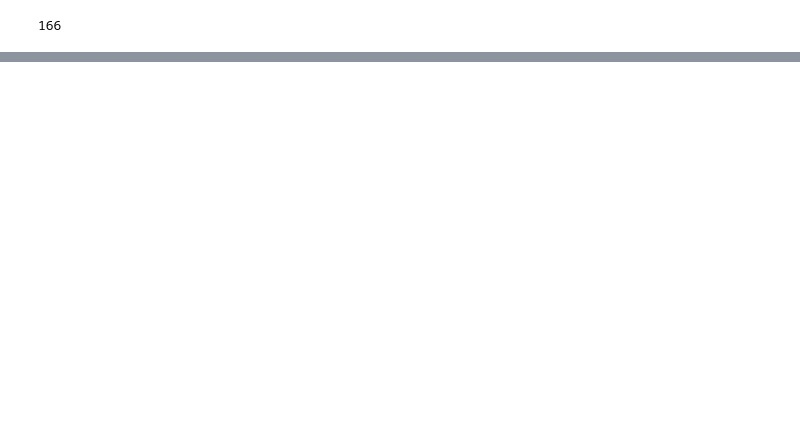
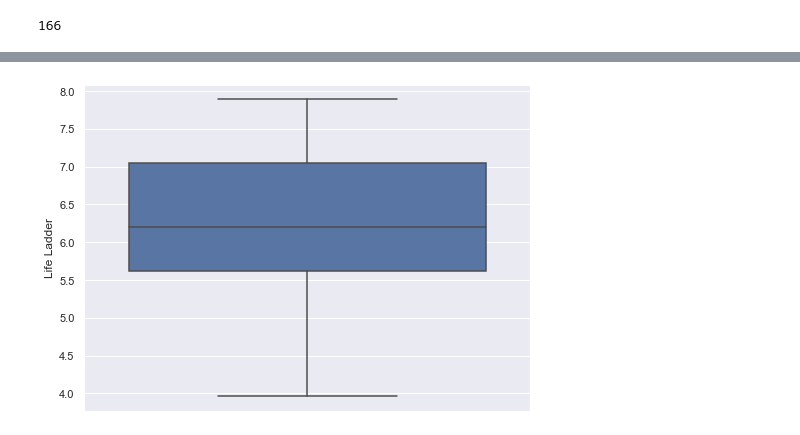
Before and after one commit to Mfallh/module2_dataviz, a Jupyter notebook: module2_dataviz.ipynb, the cells around one changed output, grey strips where cells are left out. Cells and saved outputs as stored; diff of their text form; code cells hidden in the pictures; blank space fills up the shorter version.

```diff
--- a/module2_dataviz.ipynb
+++ b/module2_dataviz.ipynb
@@ -79,2 +91,6 @@ region_vision.head()
 # %%
 # Let's check Europe region and break it down by subregion
+fig, ax = plt.subplots(figsize=(8,6))
+ax = sns.boxplot(y=df_1420[df_1420.region == 'Europe']['Life Ladder'])
+# %% [output]
+[figure, added]
```
Also changed, not shown: parts of 23 cells of this notebook.
